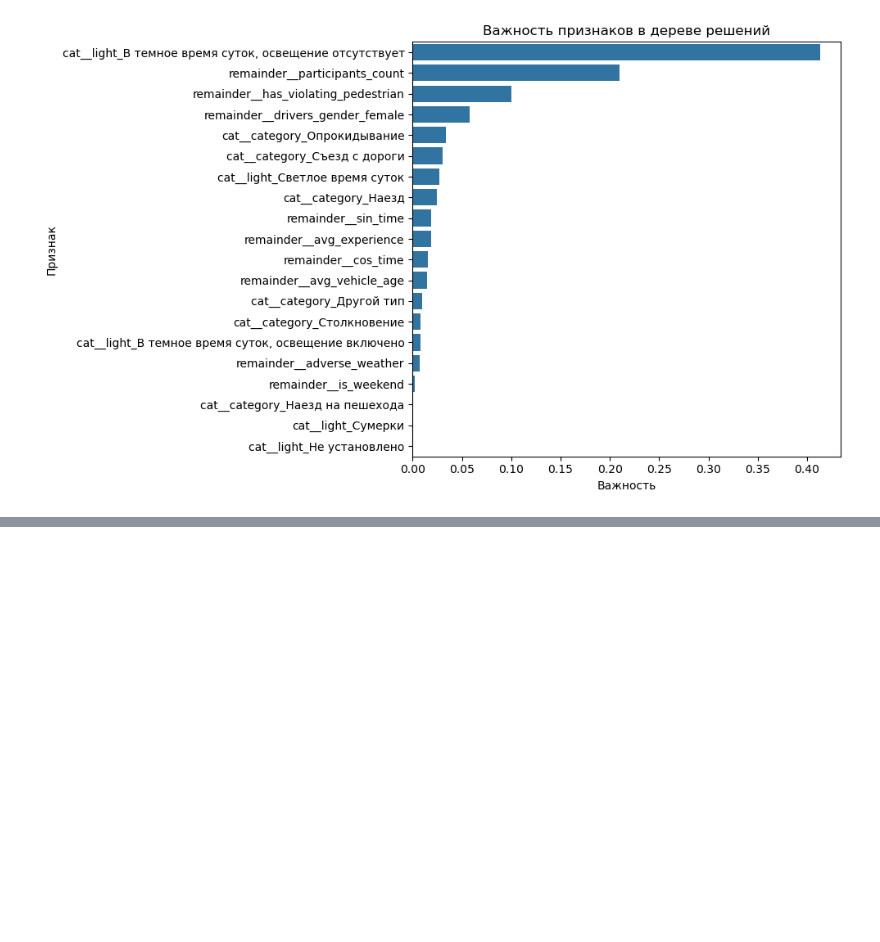
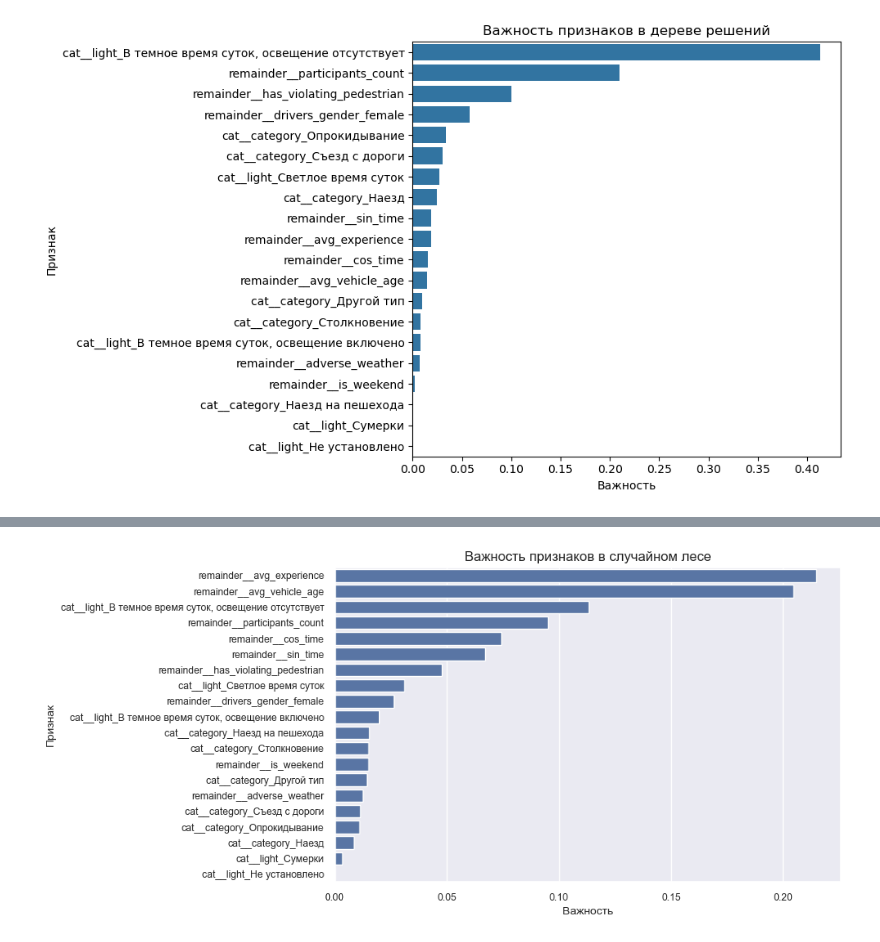
Before and after one commit to odaiseas/Road-Crash-Analysis, a Jupyter notebook: notebooks/03_statistical_modeling.ipynb, the cells around one changed output, grey strips where cells are left out. Saved outputs shown, nothing was run; the diff lists cells and outputs as text; code cells hidden in the pictures; blank space fills up the shorter version.

Commit message:
Update notebooks/03_statistical_modeling with linear regression model, create output models files, update README.md

```diff
--- a/notebooks/03_statistical_modeling.ipynb
+++ b/notebooks/03_statistical_modeling.ipynb
@@ -44,14 +45,9 @@ FIG_INT_DIR = "../outputs/figures/interactive"
 # %% [markdown]
 ### 2.1 Загрузка данных в SQLite
 # %%
-accidents_url    = "https://disk.yandex.ru/d/yPdgwafR_2xElg"
-participants_url = "https://disk.yandex.ru/d/YeyKLfXuETaEUQ"
-vehicles_url     = "https://disk.yandex.ru/d/NJApFGWb85CWVQ"
-
-conn = load_full_data_to_sqlite(
-    accidents_url,
-    participants_url,
-    vehicles_url,
+archive_url = "https://disk.yandex.ru/d/RkPaOQyX7dDwEQ"
+conn = load_archived_data_to_sqlite(
+    archive_url,
     db_path="../data/crash_database.db"
 )
 # %% [raw]
@@ -355,8 +351,7 @@ df_regression = df_regression.apply(lambda col: pd.to_numeric(col, errors='coerc
 df_regression = df_regression.drop(columns=df_regression.select_dtypes(include='object').columns)
 
 df_regression = df_regression.drop(columns=[
-    'remainder__lethality',
-    'remainder__injured_count'
+    'remainder__lethality'
 ])
 # %% [markdown]
 #### Описание переменных
@@ -635,13 +655,12 @@ df_classification = df_classification.drop(columns=[
 
 Был применен ``GridSearchCV`` для подбора параметров (`max_depth`, `min_samples_leaf`, `min_samples_split`), однако это не привело к существенному улучшению качества модели. Модель с наилучшими параметрами (`max_depth=10`, `min_samples_leaf=20`, `min_samples_split=2`) представлена ниже.
 # %%
-import pandas as pd
-import matplotlib.pyplot as plt
-import seaborn as sns
-from IPython.display import display
 from sklearn.model_selection import train_test_split
 from sklearn.tree import DecisionTreeClassifier
-from sklearn.metrics import f1_score, roc_auc_score, average_precision_score, classification_report, plot_tree
+from sklearn.metrics import f1_score, roc_auc_score, average_precision_score, classification_report
+# Путь для сохранения моделей
+MODEL_DIR = "../outputs/models/decision_tree"
+os.makedirs(MODEL_DIR, exist_ok=True)
 
 # Список переменных
 columns = [
@@ -706,6 +725,17 @@ feature_importance = pd.DataFrame({
 display(feature_importance.style.set_caption('Важность признаков').set_table_styles([
     {'selector': 'caption', 'props': [('font-size', '16px'), ('font-weight', 'bold')]}
 ]))
+
+# Сохранение модели
+joblib.dump(dt, os.path.join(MODEL_DIR, 'decision_tree_best.pkl'))
+# Сохранение метрик
+results_table.to_csv(os.path.join(MODEL_DIR, 'decision_tree_best_metrics.csv'), index=False)
+# Сохранение параметров
+params = {'max_depth': 10, 'min_samples_leaf': 20, 'min_samples_split': 2}
+with open(os.path.join(MODEL_DIR, 'decision_tree_best_params.json'), 'w') as f:
+    json.dump(params, f)
+# Сохранение важности признаков
+feature_importance.to_csv(os.path.join(MODEL_DIR, 'decision_tree_best_feature_importance.csv'), index=False)
 # %% [output]
 Результаты дерева решений
 |  | Метрика | Значение |
@@ -774,0 +957,11 @@ plt.show()
+# %%
+sns.set(font_scale=0.8)
+plt.figure(figsize=(8, 5))
+sns.barplot(x=feature_importance['Важность'], y=feature_importance['Признак'])
+plt.title('Важность признаков в случайном лесе', fontsize=12)
+plt.xlabel('Важность', fontsize=10)
+plt.ylabel('Признак', fontsize=10)
+plt.savefig(f"{FIG_DIR}/forest_feature_importance.png", dpi=100, bbox_inches='tight')
+plt.show()
+# %% [output]
+[figure, added]
```
Also changed, not shown: parts of 13 cells of this notebook, 25 other files.
